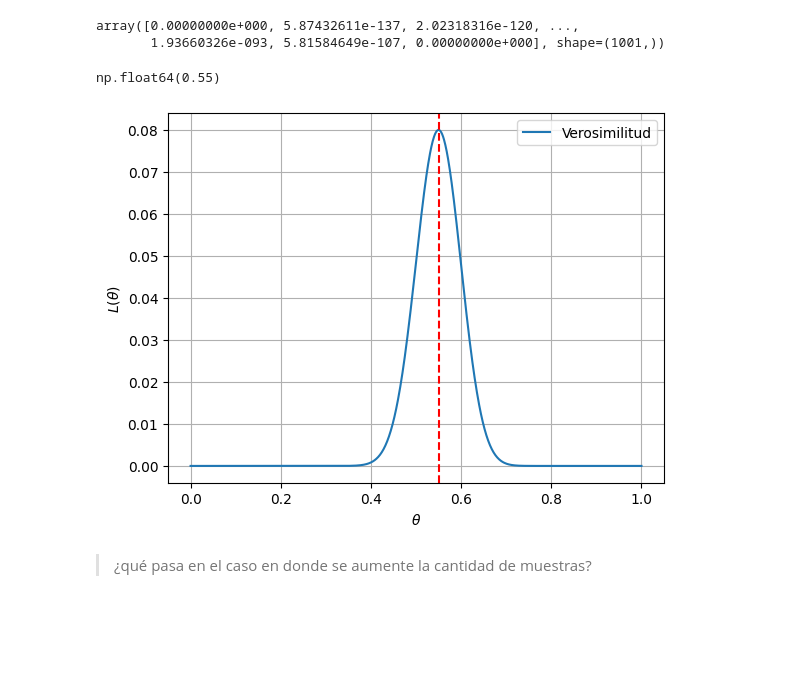
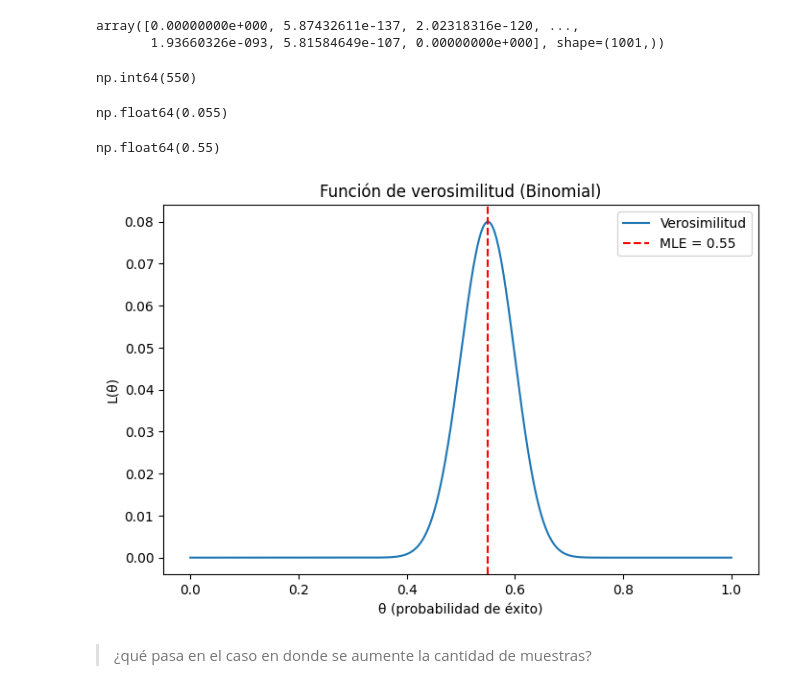
Before and after one commit to patymunoz/modelos-graficos-probabilisticos, a Jupyter notebook: docs/build/html/_sources/modulo1/M1-sesion4.ipynb, the cells around one changed output. Saved outputs shown, nothing was run; the diff lists cells and outputs as text; code cells hidden in the pictures; blank space fills up the shorter version.

```diff
--- a/docs/build/html/_sources/modulo1/M1-sesion4.ipynb
+++ b/docs/build/html/_sources/modulo1/M1-sesion4.ipynb
@@ -208,21 +195,32 @@ L
 # %% [output]
 array([0.00000000e+000, 5.87432611e-137, 2.02318316e-120, ...,
        1.93660326e-093, 5.81584649e-107, 0.00000000e+000], shape=(1001,))
+# %%
+np.argmax(L)
+# %% [output]
+np.int64(550)
+# %%
+theta[55]
+# %% [output]
+np.float64(0.055)
 # %%
 # Aproximar el valor máximo de la verosimilitud
-theta[np.argmax(L)]  # 0.55
+theta_mle1 = theta[np.argmax(L)]
+theta_mle1
 # %% [output]
 np.float64(0.55)
 # %%
 # Grafiquemos la función de verosimilitud
-plt.plot(theta, L, label='Verosimilitud')
-plt.axvline(theta[np.argmax(L)], color='red', linestyle='--')
-plt.xlabel(r'$\theta$')
-plt.ylabel(r'$L(\theta)$')
+plt.figure(figsize=(8,5))
+plt.plot(theta, L, label="Verosimilitud")
+plt.axvline(theta_mle1, color="red", linestyle="--", label=f"MLE = {theta_mle1:.2f}")
+plt.title("Función de verosimilitud (Binomial)")
+plt.xlabel("θ (probabilidad de éxito)")
+plt.ylabel("L(θ)")
 plt.legend()
-plt.grid()
+plt.show()
 # %% [output]
-[figure, old version]
+[figure, new version]
 # %% [markdown]
 > ¿qué pasa en el caso en donde se aumente la cantidad de muestras?
 # %%
```
Also changed, not shown: parts of 58 cells of this notebook, 18 other files.
